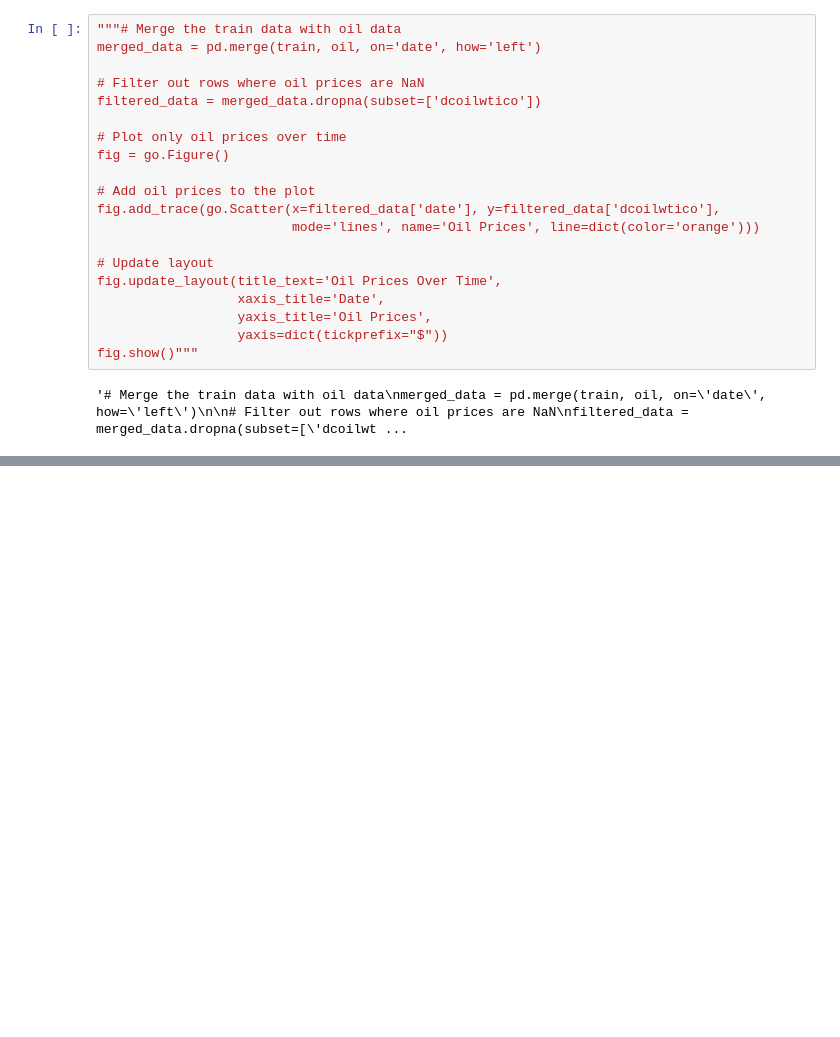
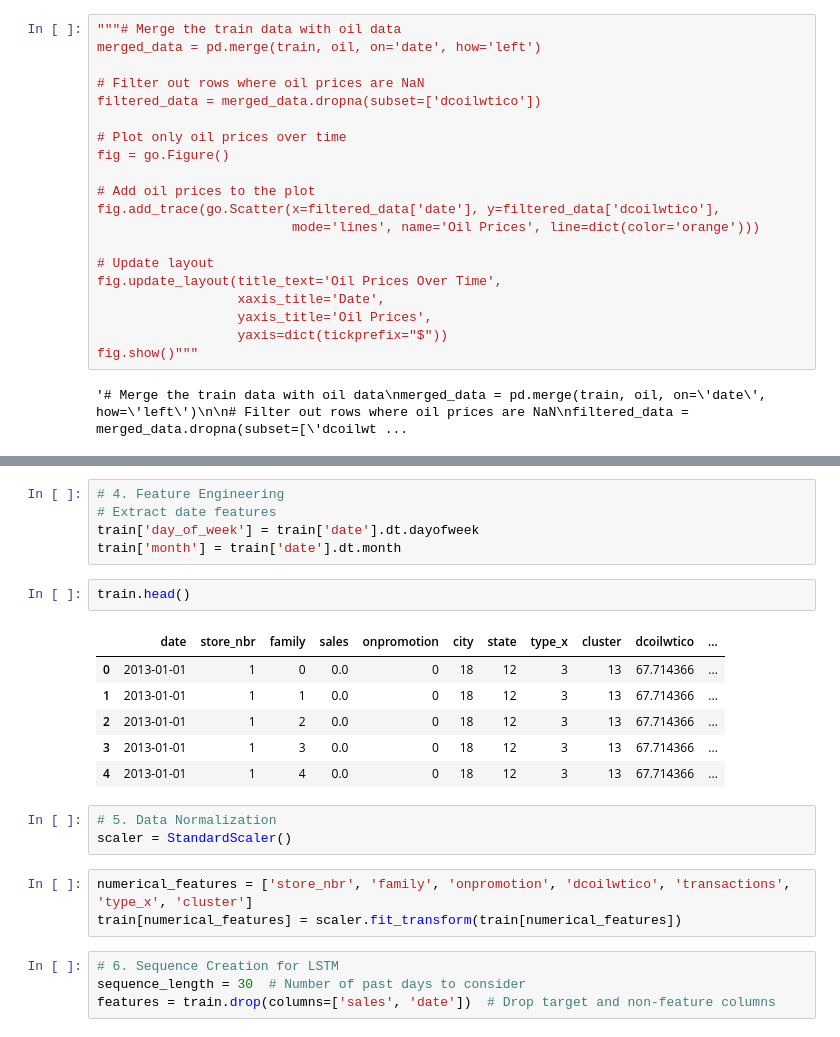
Before and after one commit to WalidKW/Store-Sales-TS-Forecasting, a Jupyter notebook: StoreSales.ipynb, the cells around one changed output, grey strips where cells are left out. Saved outputs shown, nothing was run; the diff lists cells and outputs as text; blank space fills up the shorter version.

```diff
--- a/StoreSales.ipynb
+++ b/StoreSales.ipynb
@@ -469,0 +621,24 @@ fig.show()"""
+# %%
+# 4. Feature Engineering
+# Extract date features
+train['day_of_week'] = train['date'].dt.dayofweek
+train['month'] = train['date'].dt.month
+# %%
+train.head()
+# %% [output]
+|  | date | store_nbr | family | sales | onpromotion | city | state | type_x | cluster | dcoilwtico | ... |
+| 0 | 2013-01-01 | 1 | 0 | 0.0 | 0 | 18 | 12 | 3 | 13 | 67.714366 | ... |
+| 1 | 2013-01-01 | 1 | 1 | 0.0 | 0 | 18 | 12 | 3 | 13 | 67.714366 | ... |
+| 2 | 2013-01-01 | 1 | 2 | 0.0 | 0 | 18 | 12 | 3 | 13 | 67.714366 | ... |
+| 3 | 2013-01-01 | 1 | 3 | 0.0 | 0 | 18 | 12 | 3 | 13 | 67.714366 | ... |
+| 4 | 2013-01-01 | 1 | 4 | 0.0 | 0 | 18 | 12 | 3 | 13 | 67.714366 | ... |
+# %%
+# 5. Data Normalization
+scaler = StandardScaler()
+# %%
+numerical_features = ['store_nbr', 'family', 'onpromotion', 'dcoilwtico', 'transactions', 'type_x', 'cluster']
+train[numerical_features] = scaler.fit_transform(train[numerical_features])
+# %%
+# 6. Sequence Creation for LSTM
+sequence_length = 30  # Number of past days to consider
+features = train.drop(columns=['sales', 'date'])  # Drop target and non-feature columns
```
Also changed, not shown: parts of 22 cells of this notebook.
